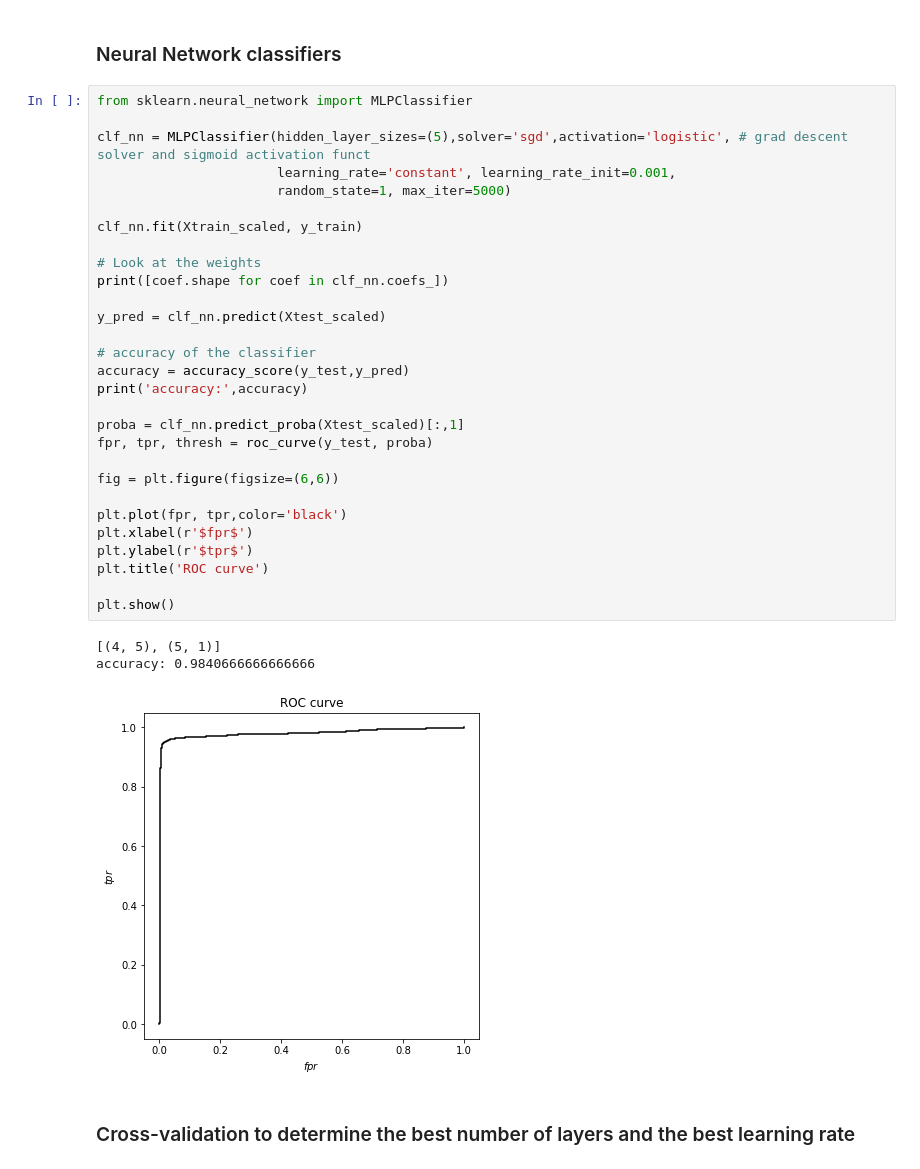
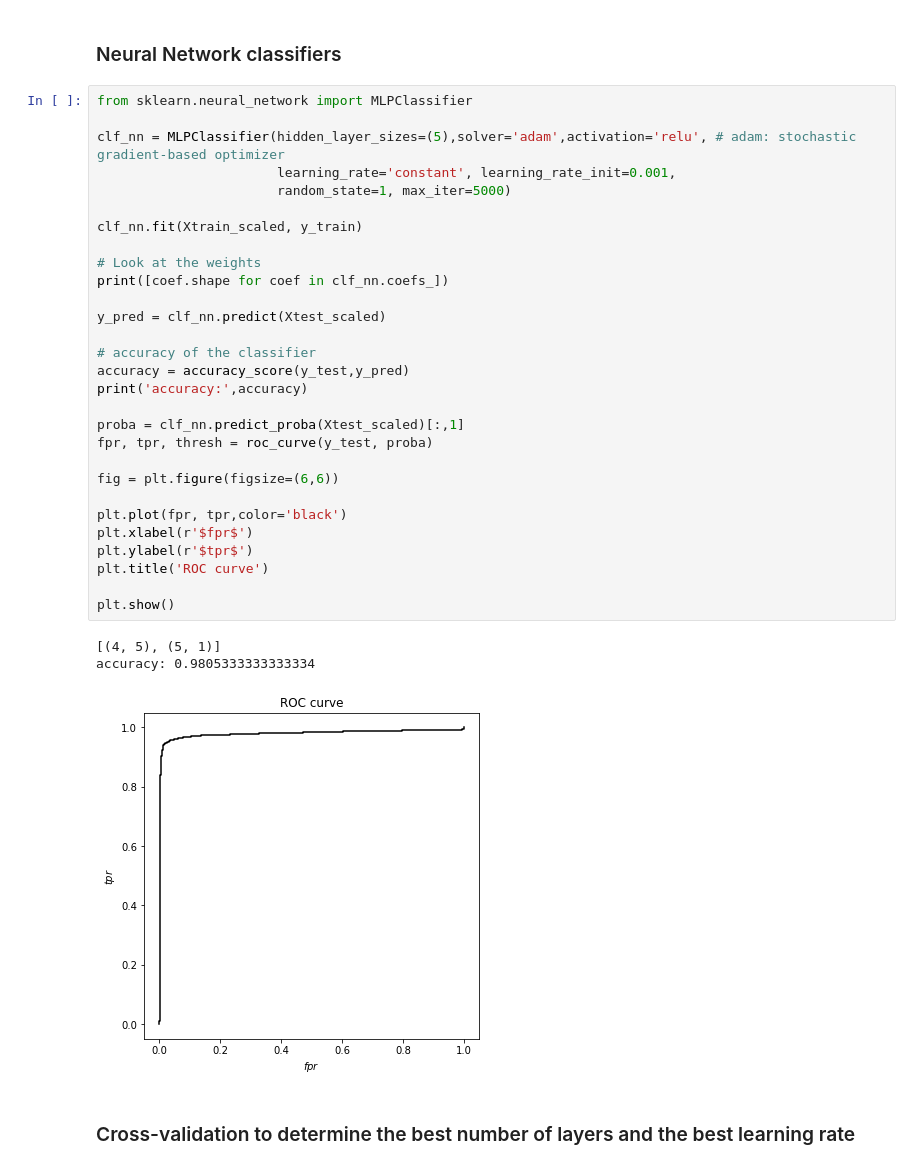
Before and after one commit to ludovicobizzarri/astrostatistics_bicocca_2024, a Jupyter notebook: working/Lesson 22/Galaxies vs Quasars with Neural Network.ipynb, the cells around one changed output. Drawn from its saved outputs; the diff is of its cells as text.

```diff
--- a/working/Lesson 22/Galaxies vs Quasars with Neural Network.ipynb
+++ b/working/Lesson 22/Galaxies vs Quasars with Neural Network.ipynb
@@ -181,35 +181,35 @@ qso_idx = np.array(data['class']==1)
 # %%
 from sklearn.neural_network import MLPClassifier
 
-clf_nn = MLPClassifier(hidden_layer_sizes=(5),solver='sgd',activation='logistic', # grad descent solver and sigmoid activation funct
+clf_nn = MLPClassifier(hidden_layer_sizes=(5),solver='adam',activation='relu', # adam: stochastic gradient-based optimizer
                        learning_rate='constant', learning_rate_init=0.001,
                        random_state=1, max_iter=5000)
 
 clf_nn.fit(Xtrain_scaled, y_train)
 
 # Look at the weights
 print([coef.shape for coef in clf_nn.coefs_])
 
 y_pred = clf_nn.predict(Xtest_scaled)
 
 # accuracy of the classifier
 accuracy = accuracy_score(y_test,y_pred)
 print('accuracy:',accuracy)
 
 proba = clf_nn.predict_proba(Xtest_scaled)[:,1]
 fpr, tpr, thresh = roc_curve(y_test, proba)
 
 fig = plt.figure(figsize=(6,6))
 
 plt.plot(fpr, tpr,color='black')
 plt.xlabel(r'$fpr$')
 plt.ylabel(r'$tpr$')
 plt.title('ROC curve')
 
 plt.show()
 # %% [output]
 [(4, 5), (5, 1)]
-accuracy: 0.9840666666666666
+accuracy: 0.9805333333333334
-[figure, old version]
+[figure, new version]
 # %% [markdown]
 ### Cross-validation to determine the best number of layers and the best learning rate
```
Also changed, not shown: parts of 10 cells of this notebook.
